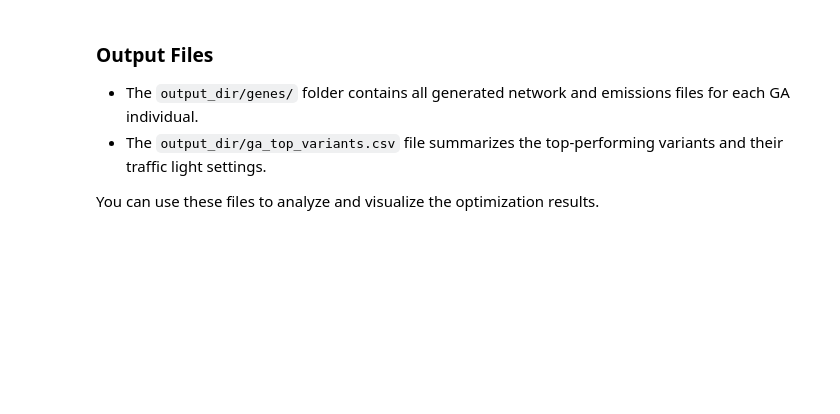
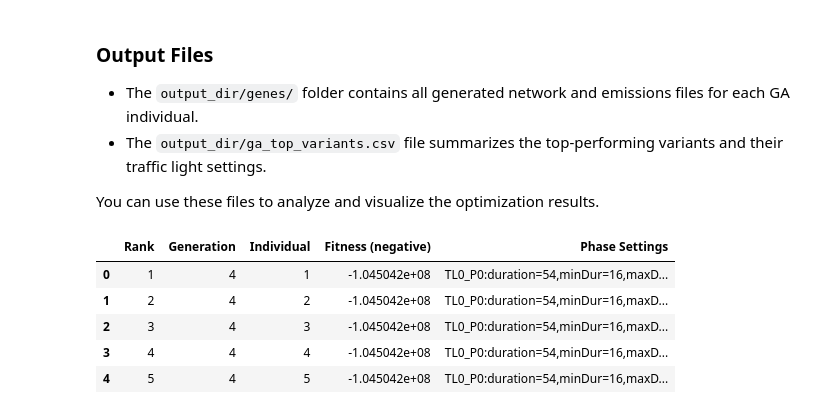
Before and after one commit to ma-graff/greenlight, a Jupyter notebook: tutorial.ipynb, the cells around one changed output. Saved outputs shown, nothing was run; the diff lists cells and outputs as text; code cells hidden in the pictures; blank space fills up the shorter version.

```diff
--- a/tutorial.ipynb
+++ b/tutorial.ipynb
@@ -43,10 +123,17 @@ You can use these files to analyze and visualize the optimization results.
 # %%
 import pandas as pd
 
 # Load the summary CSV
-summary_path = 'sumo/jnotebook_test/ga_top_variants.csv'
+summary_path = f'{output_dir}/ga_top_variants.csv'
 df_summary = pd.read_csv(summary_path)
 df_summary.head()
+# %% [output]
+|  | Rank | Generation | Individual | Fitness (negative) | Phase Settings |
+| 0 | 1 | 4 | 1 | -1.045042e+08 | TL0_P0:duration=54,minDur=16,maxD... |
+| 1 | 2 | 4 | 2 | -1.045042e+08 | TL0_P0:duration=54,minDur=16,maxD... |
+| 2 | 3 | 4 | 3 | -1.045042e+08 | TL0_P0:duration=54,minDur=16,maxD... |
+| 3 | 4 | 4 | 4 | -1.045042e+08 | TL0_P0:duration=54,minDur=16,maxD... |
+| 4 | 5 | 4 | 5 | -1.045042e+08 | TL0_P0:duration=54,minDur=16,maxD... |
 # %%
 import matplotlib.pyplot as plt
 
```
Also changed, not shown: parts of 4 cells of this notebook, 3 other files.
